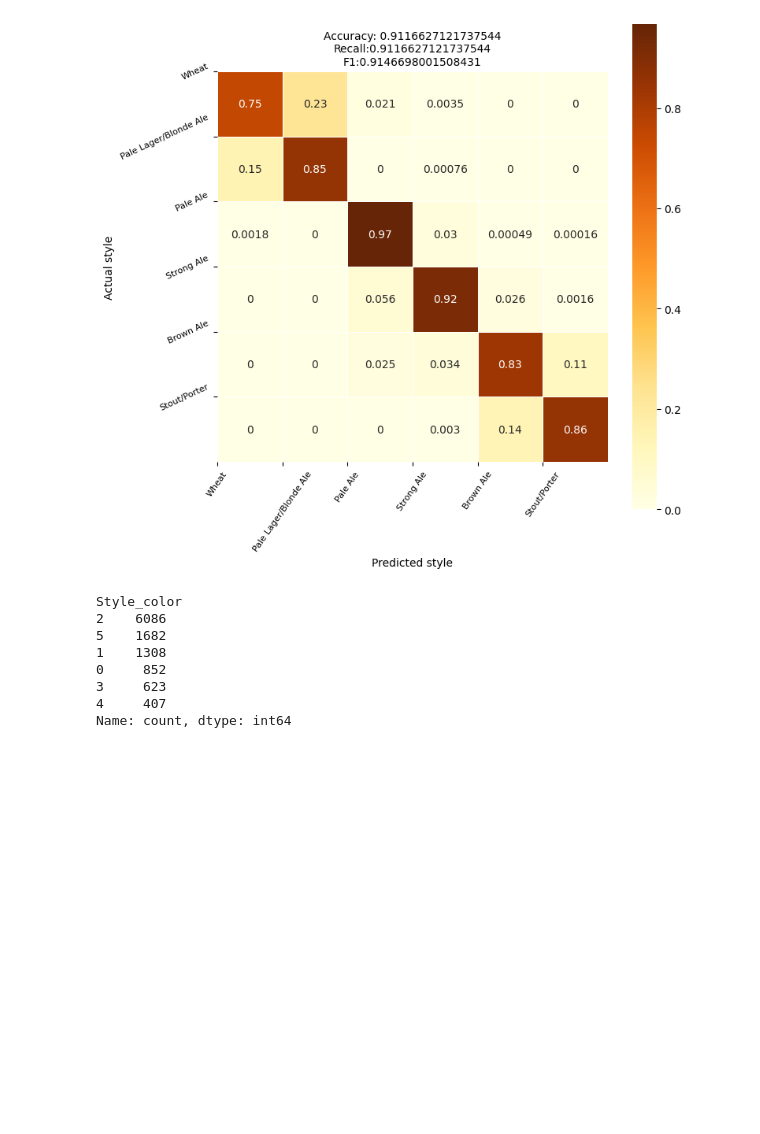
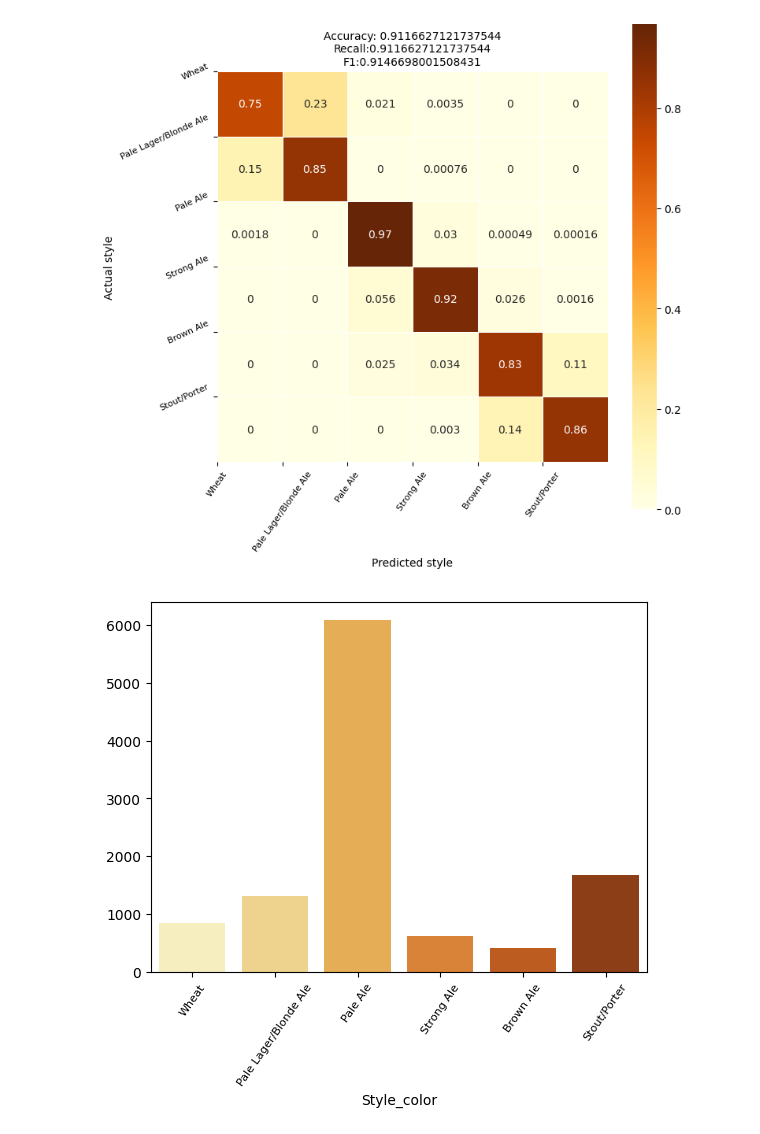
Before and after one commit to agui968/Predicting-Beer-Styles-with-Machine-Learning, a Jupyter notebook: notebooks/05Entrenamiento_evaluacionGS.ipynb, the cells around one changed output. Cells and saved outputs as stored; diff of their text form; code cells hidden in the pictures; blank space fills up the shorter version.

```diff
--- a/notebooks/05Entrenamiento_evaluacionGS.ipynb
+++ b/notebooks/05Entrenamiento_evaluacionGS.ipynb
@@ -197,17 +218,13 @@ plt.xticks(ticks=range(len(colorcode.index)), labels=colorcode['Style'], rotatio
 plt.yticks(ticks=range(len(colorcode.index)), labels=colorcode['Style'],rotation=25,fontsize=8);
 # %% [output]
 [figure]
-# %%
-y_test.value_counts()
-# %% [output]
-Style_color
-2    6086
-5    1682
-1    1308
-0     852
-3     623
-4     407
-Name: count, dtype: int64
+# %%
+testcounts=y_test.value_counts()
+# %%
+sns.barplot(x=testcounts.index, y=testcounts.values, palette="YlOrBr")
+plt.xticks(ticks=range(len(colorcode.index)), labels=colorcode['Style'], rotation=55,fontsize=8);
+# %% [output]
+[figure, added]
 # %%
 import pickle
 # with open('../models/gbc_noscaling.pkl', 'wb') as output:
```
Also changed, not shown: parts of 5 cells of this notebook, 9 other files.
